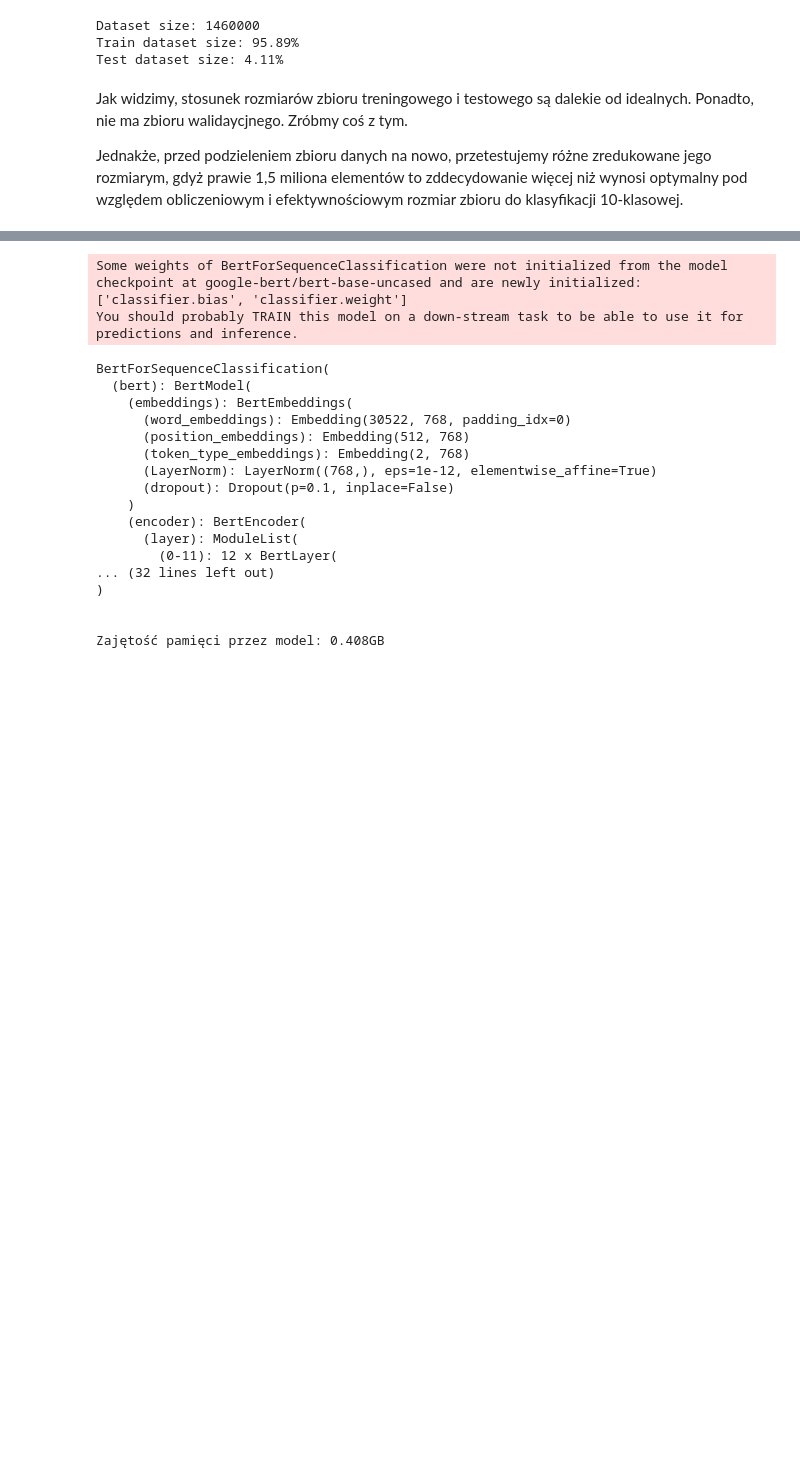
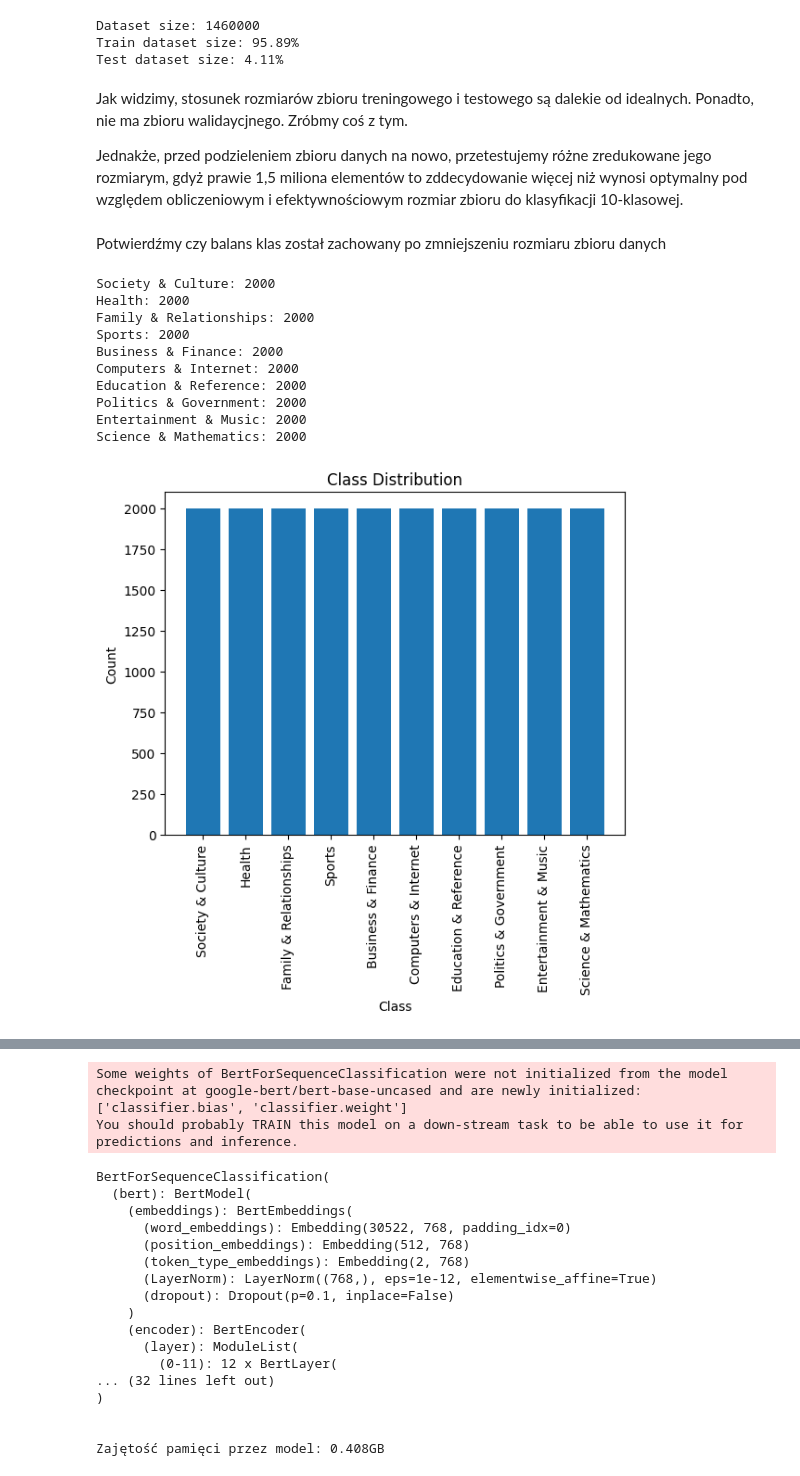
Before and after one commit to kraskoa/LLM_BERT_finetuning, a Jupyter notebook: klasyfikacja.ipynb, the cells around one changed output, grey strips where cells are left out. Drawn from its saved outputs; the diff is of its cells as text; code cells hidden in the pictures; blank space fills up the shorter version.

```diff
--- a/klasyfikacja.ipynb
+++ b/klasyfikacja.ipynb
@@ -115,6 +115,37 @@ reduced_train = train_dataset.train_test_split(
 )["train"]
 
 train_dataset = reduced_train
+# %% [markdown]
+Potwierdźmy czy balans klas został zachowany po zmniejszeniu rozmiaru zbioru danych
+# %%
+labels = train_dataset["topic"]
+label_counts = Counter(labels)
+label_names = train_dataset.features["topic"].names
+
+for label_id, count in label_counts.items():
+    print(f"{label_names[label_id]}: {count}")
+
+labels_text = [label_names[i] for i in label_counts.keys()]
+counts = list(label_counts.values())
+
+plt.bar(labels_text, counts)
+plt.xticks(rotation=90)
+plt.title("Class Distribution")
+plt.xlabel("Class")
+plt.ylabel("Count")
+plt.show()
+# %% [output]
+Society & Culture: 2000
+Health: 2000
+Family & Relationships: 2000
+Sports: 2000
+Business & Finance: 2000
+Computers & Internet: 2000
+Education & Reference: 2000
+Politics & Government: 2000
+Entertainment & Music: 2000
+Science & Mathematics: 2000
+[figure, added]
 # %%
 full_split = train_dataset.train_test_split(test_size=0.2, seed=42)
 val_test_split = full_split["test"].train_test_split(test_size=0.5, seed=42)
```
Also changed, not shown: parts of 8 cells of this notebook, 25 other files.
